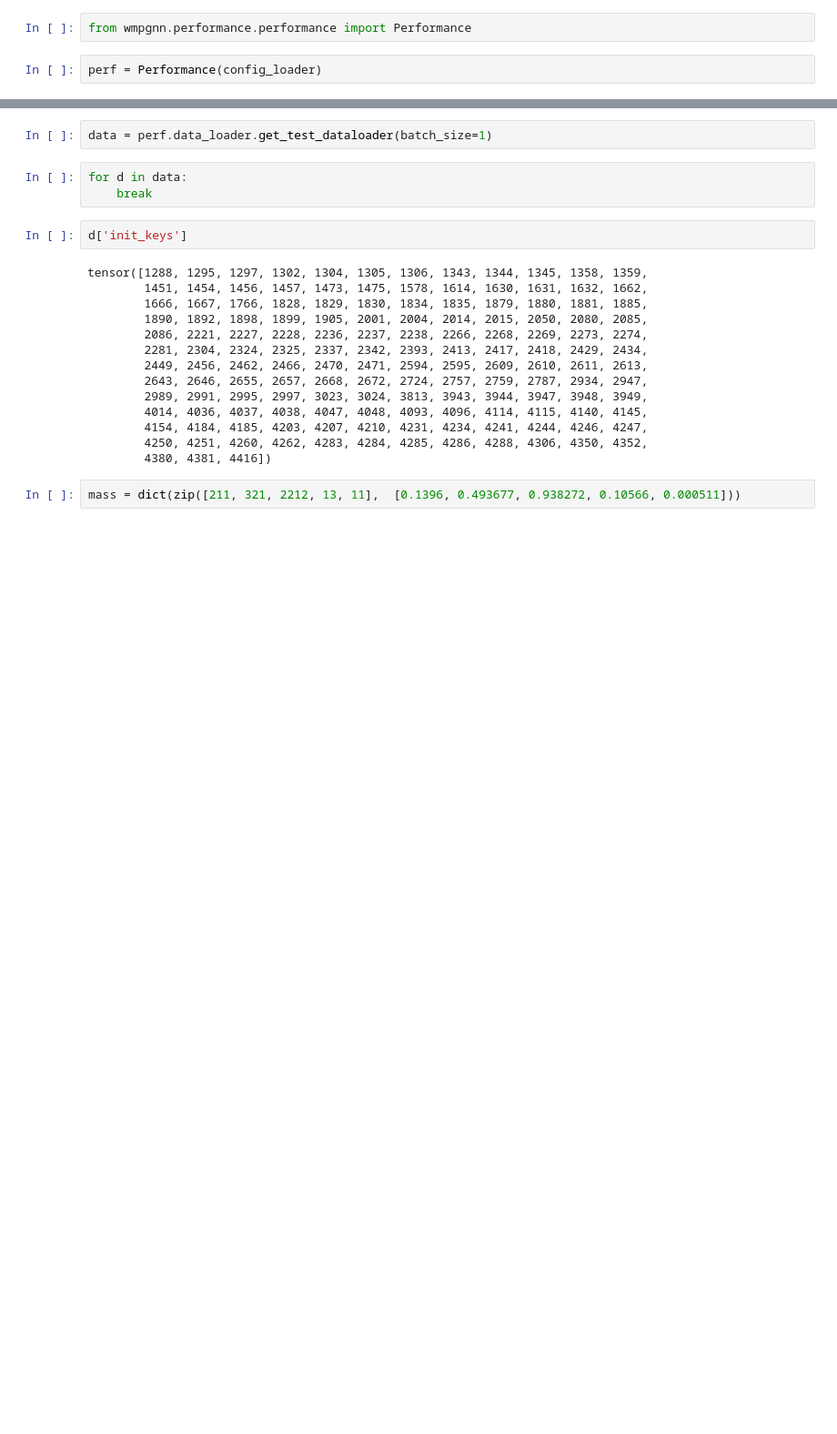
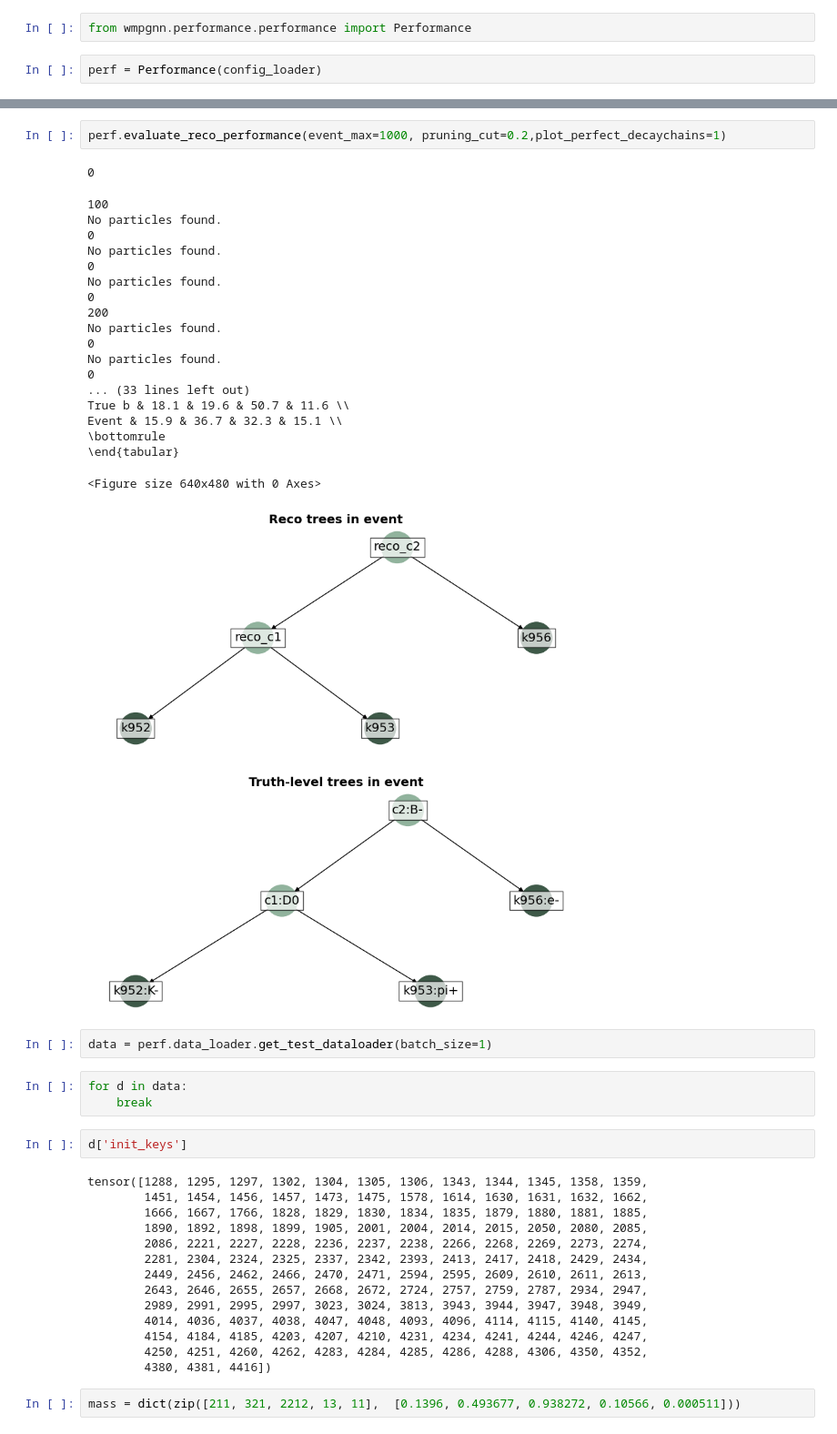
Before and after one commit to willsutcliffe/scalable_mtl_hgnn, a Jupyter notebook: Refactoring_perf.ipynb, the cells around one changed output, grey strips where cells are left out. Shown at 91% size. Saved outputs shown, nothing was run; the diff lists cells and outputs as text; blank space fills up the shorter version.

```diff
--- a/Refactoring_perf.ipynb
+++ b/Refactoring_perf.ipynb
@@ -34,3 +77,26 @@ perf = Performance(config_loader)
+# %%
+perf.evaluate_reco_performance(event_max=1000, pruning_cut=0.2,plot_perfect_decaychains=1)
+# %% [output]
+0
+100
+No particles found.
+0
+No particles found.
+0
+No particles found.
+0
+200
+No particles found.
+0
+No particles found.
+0
+... (33 lines left out)
+True b & 18.1 & 19.6 & 50.7 & 11.6 \\
+Event & 15.9 & 36.7 & 32.3 & 15.1 \\
+\bottomrule
+\end{tabular}
+<Figure size 640x480 with 0 Axes>
+[figure, added]
 # %%
 data = perf.data_loader.get_test_dataloader(batch_size=1)
 # %%
```
Also changed, not shown: parts of 4 cells of this notebook, 4 other files.
